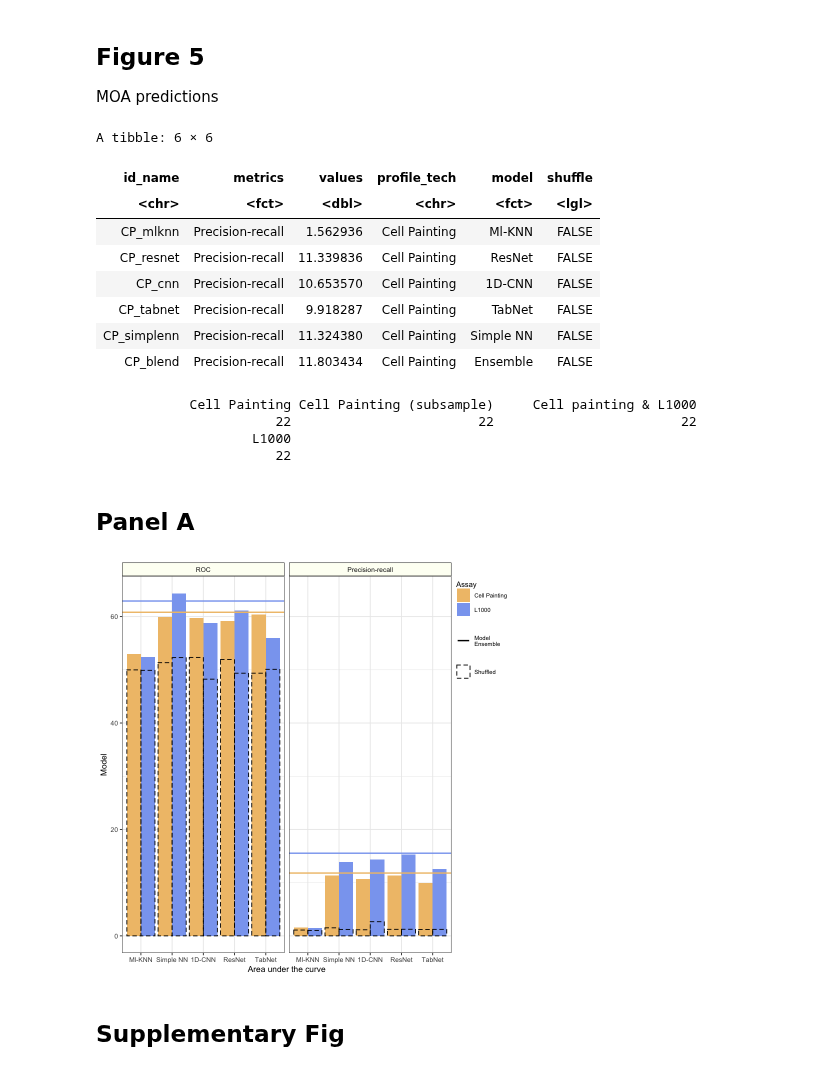
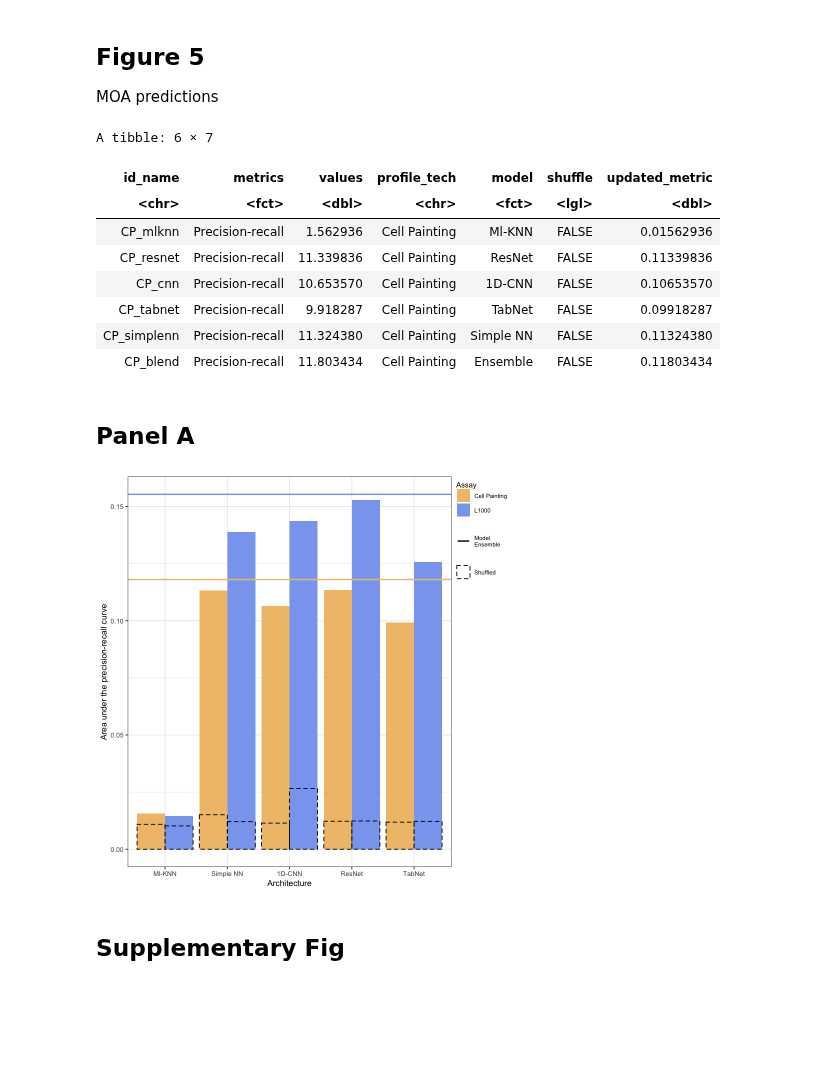
Before and after one commit to broadinstitute/lincs-profiling-complementarity, a Jupyter notebook: 6.paper_figures/figure5.ipynb, the cells around one changed output. Saved outputs shown, nothing was run; the diff lists cells and outputs as text; code cells hidden in the pictures; blank space fills up the shorter version.

```diff
--- a/6.paper_figures/figure5.ipynb
+++ b/6.paper_figures/figure5.ipynb
@@ -30,7 +30,8 @@ metrics_cols <- readr::cols(
     shuffle = readr::col_logical()
 )
 
-all_metrics_df <- readr::read_csv(metrics_file, col_types = metrics_cols)
+all_metrics_df <- readr::read_csv(metrics_file, col_types = metrics_cols) %>%
+    dplyr::mutate(updated_metric = values / 100)
 
 # Process data
 all_metrics_df$profile_tech <- dplyr::recode(
@@ -52,28 +53,22 @@ all_metrics_df$model <- dplyr::recode(
 # %%
 head(all_metrics_df)
 # %% [output]
-A tibble: 6 × 6
+A tibble: 6 × 7
-| id_name | metrics | values | profile_tech | model | shuffle |
-| <chr> | <fct> | <dbl> | <chr> | <fct> | <lgl> |
-| CP_mlknn | Precision-recall | 1.562936 | Cell Painting | Ml-KNN | FALSE |
-| CP_resnet | Precision-recall | 11.339836 | Cell Painting | ResNet | FALSE |
-| CP_cnn | Precision-recall | 10.653570 | Cell Painting | 1D-CNN | FALSE |
-| CP_tabnet | Precision-recall | 9.918287 | Cell Painting | TabNet | FALSE |
-| CP_simplenn | Precision-recall | 11.324380 | Cell Painting | Simple NN | FALSE |
-| CP_blend | Precision-recall | 11.803434 | Cell Painting | Ensemble | FALSE |
+| id_name | metrics | values | profile_tech | model | shuffle | updated_metric |
+| <chr> | <fct> | <dbl> | <chr> | <fct> | <lgl> | <dbl> |
+| CP_mlknn | Precision-recall | 1.562936 | Cell Painting | Ml-KNN | FALSE | 0.01562936 |
+| CP_resnet | Precision-recall | 11.339836 | Cell Painting | ResNet | FALSE | 0.11339836 |
+| CP_cnn | Precision-recall | 10.653570 | Cell Painting | 1D-CNN | FALSE | 0.10653570 |
+| CP_tabnet | Precision-recall | 9.918287 | Cell Painting | TabNet | FALSE | 0.09918287 |
+| CP_simplenn | Precision-recall | 11.324380 | Cell Painting | Simple NN | FALSE | 0.11324380 |
+| CP_blend | Precision-recall | 11.803434 | Cell Painting | Ensemble | FALSE | 0.11803434 |
-# %%
-table(all_metrics_df$profile_tech)
-# %% [output]
-            Cell Painting Cell Painting (subsample)     Cell painting & L1000
-                       22                        22                        22
-                    L1000
-                       22
 # %% [markdown]
 ## Panel A
 # %%
 # Panel A
 panel_a_df <- all_metrics_df %>%
-    dplyr::filter(profile_tech %in% c("Cell Painting", "L1000"))
+    dplyr::filter(profile_tech %in% c("Cell Painting", "L1000")) %>%
+    dplyr::filter(metrics == 'Precision-recall')
 
 ensemble_df <- panel_a_df %>%
     dplyr::filter(model == "Ensemble")
@@ -82,44 +77,43 @@ panel_a_df <- panel_a_df %>%
     dplyr::filter(model != "Ensemble")
 
 panel_a_gg <- (
-    ggplot(data = NULL, aes(x = model, y = values))
+    ggplot(data = NULL, aes(x = model, y = updated_metric))
     + geom_bar(
         data = panel_a_df %>% dplyr::filter(!shuffle),
         stat = "identity",
         aes(fill = profile_tech),
         position = "dodge"
     )
     + geom_bar(
         data = panel_a_df %>% dplyr::filter(shuffle),
         stat = "identity",
         aes(color = profile_tech),
         alpha = 0,
         position = "dodge",
         linetype = "dashed"
     )
     + figure_theme
     + theme(
         legend.spacing.y = unit(0.01, "cm"),
         legend.box.spacing = unit(0.01, "cm"),
         legend.justification = "top"
     )
     + scale_fill_manual("Assay", values = assay_colors)
     + scale_color_manual(breaks = "Cell Painting", name = "", values = c("black", "black"), labels = c("Shuffled"))
     + scale_linetype_manual(name = "", values = "solid", labels = "Model\nEnsemble")
-    + geom_hline(data = ensemble_df, aes(yintercept = values, linetype = "Ensemble"), color = rep(paste(assay_colors), 2), lwd = 0.8)
-    + facet_wrap("~metrics")
-    + xlab("Area under the curve")
-    + ylab("Model")
+    + geom_hline(data = ensemble_df, aes(yintercept = updated_metric, linetype = "Ensemble"), color = paste(assay_colors), lwd = 0.8)
+    + xlab("Architecture")
+    + ylab("Area under the precision-recall curve")
     + guides(
         fill = guide_legend(order = 1),
         color = guide_legend(order = 3),
         linetype = guide_legend(order = 2)
     )
 )
 
 panel_a_gg
 # %% [output]
-[figure, old version]
+[figure, new version]
 # %% [markdown]
 ## Supplementary Fig
 # %%
```
Also changed, not shown: parts of 4 cells of this notebook, 3 other files.
